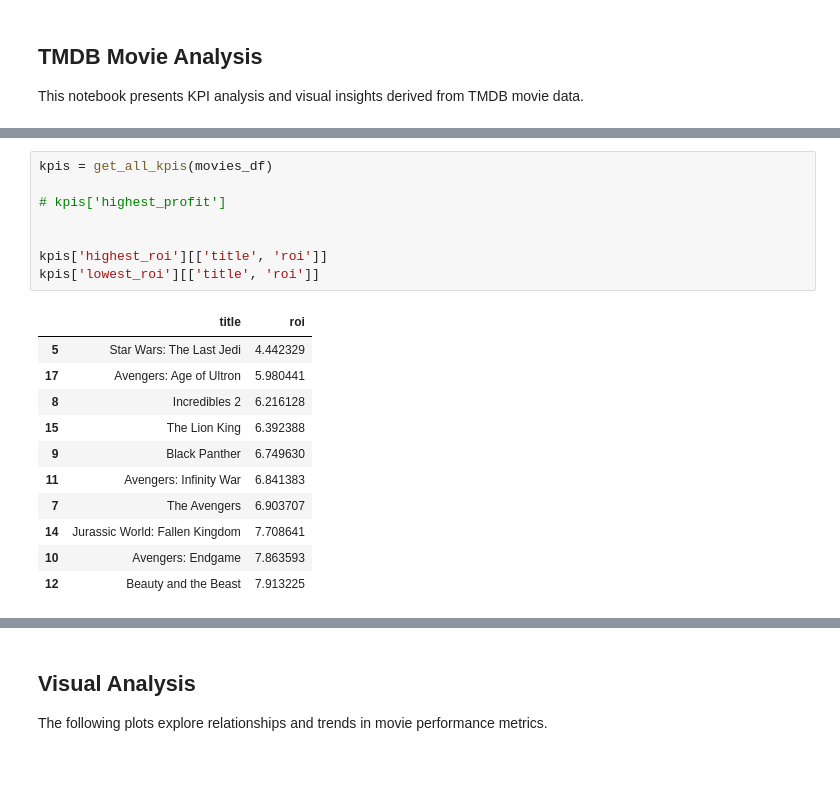
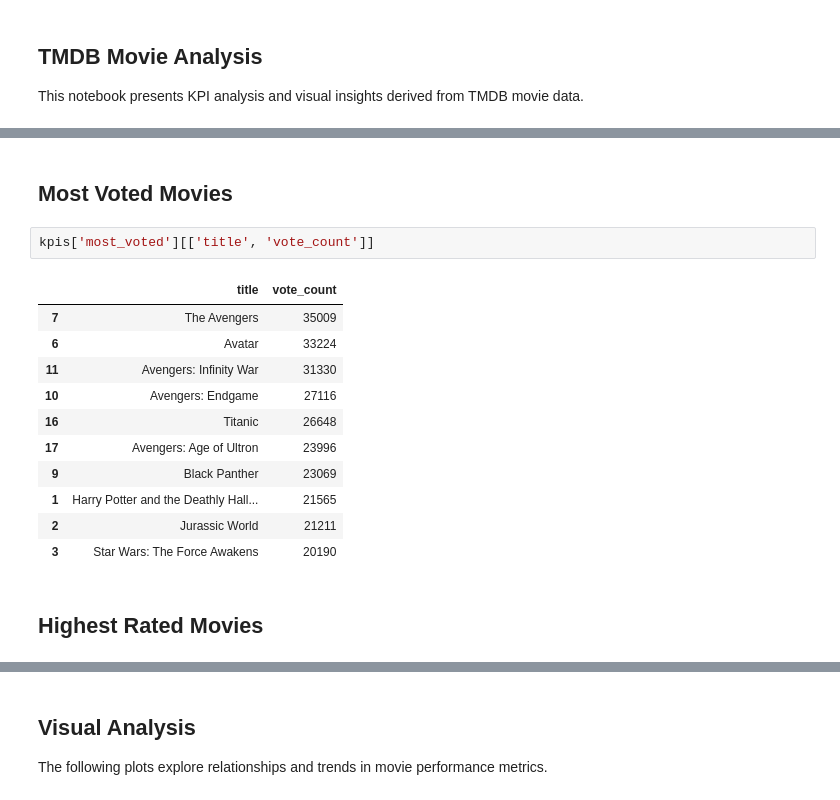
Before and after one commit to GhGuda/tmdb-movie-analysis-amalitech, a Jupyter notebook: notebooks/analysis.ipynb, the cells around one changed output, grey strips where cells are left out. Saved outputs shown, nothing was run; the diff lists cells and outputs as text; blank space fills up the shorter version.

```diff
--- a/notebooks/analysis.ipynb
+++ b/notebooks/analysis.ipynb
@@ -50,20 +149,18 @@ KPI Section
+# %% [markdown]
+## Most Voted Movies
 # %%
-kpis = get_all_kpis(movies_df)
-
-# kpis['highest_profit']
-
-
-kpis['highest_roi'][['title', 'roi']]
-kpis['lowest_roi'][['title', 'roi']]
+kpis['most_voted'][['title', 'vote_count']]
 # %% [output]
-|  | title | roi |
-| 5 | Star Wars: The Last Jedi | 4.442329 |
-| 17 | Avengers: Age of Ultron | 5.980441 |
-| 8 | Incredibles 2 | 6.216128 |
-| 15 | The Lion King | 6.392388 |
-| 9 | Black Panther | 6.749630 |
-| 11 | Avengers: Infinity War | 6.841383 |
-| 7 | The Avengers | 6.903707 |
-| 14 | Jurassic World: Fallen Kingdom | 7.708641 |
-| 10 | Avengers: Endgame | 7.863593 |
-| 12 | Beauty and the Beast | 7.913225 |
+|  | title | vote_count |
+| 7 | The Avengers | 35009 |
+| 6 | Avatar | 33224 |
+| 11 | Avengers: Infinity War | 31330 |
+| 10 | Avengers: Endgame | 27116 |
+| 16 | Titanic | 26648 |
+| 17 | Avengers: Age of Ultron | 23996 |
+| 9 | Black Panther | 23069 |
+| 1 | Harry Potter and the Deathly Hall... | 21565 |
+| 2 | Jurassic World | 21211 |
+| 3 | Star Wars: The Force Awakens | 20190 |
+# %% [markdown]
+## Highest Rated Movies
```
Also changed, not shown: parts of 34 cells of this notebook, 19 other files.
